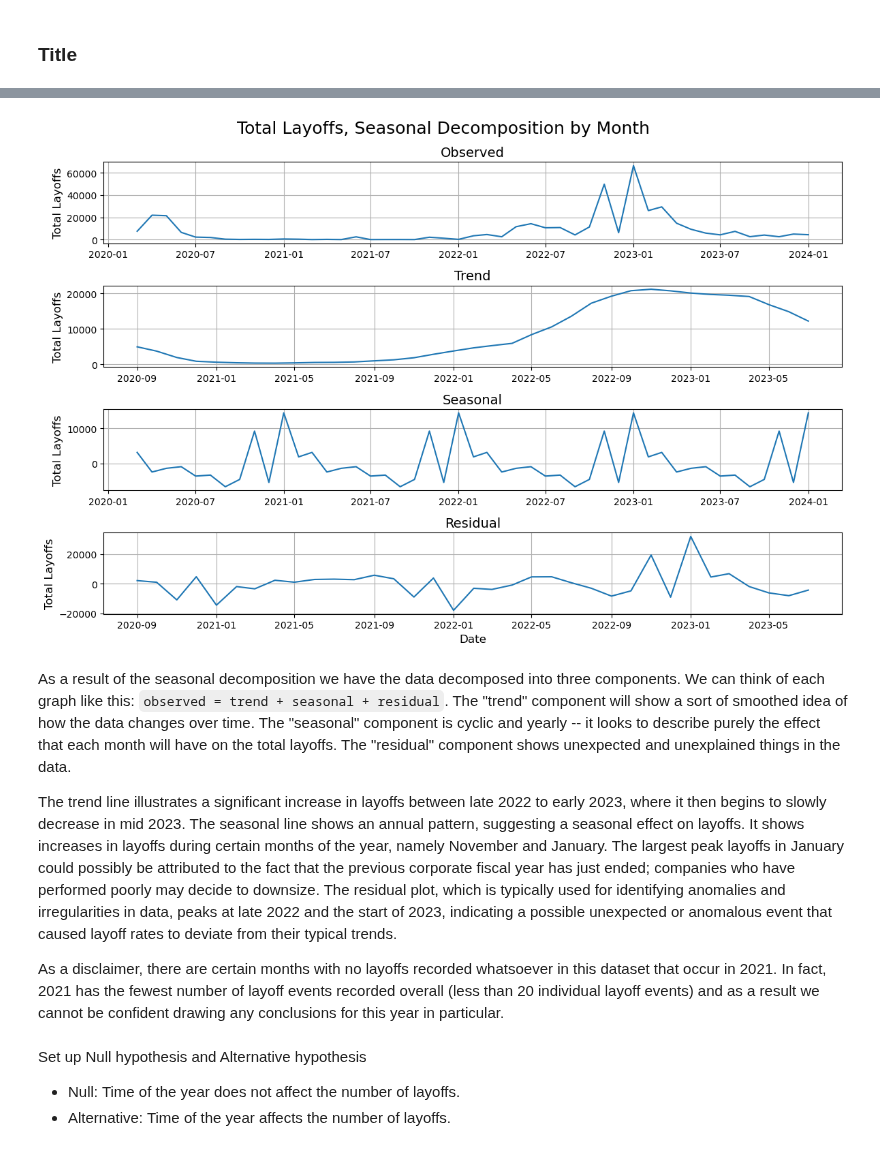
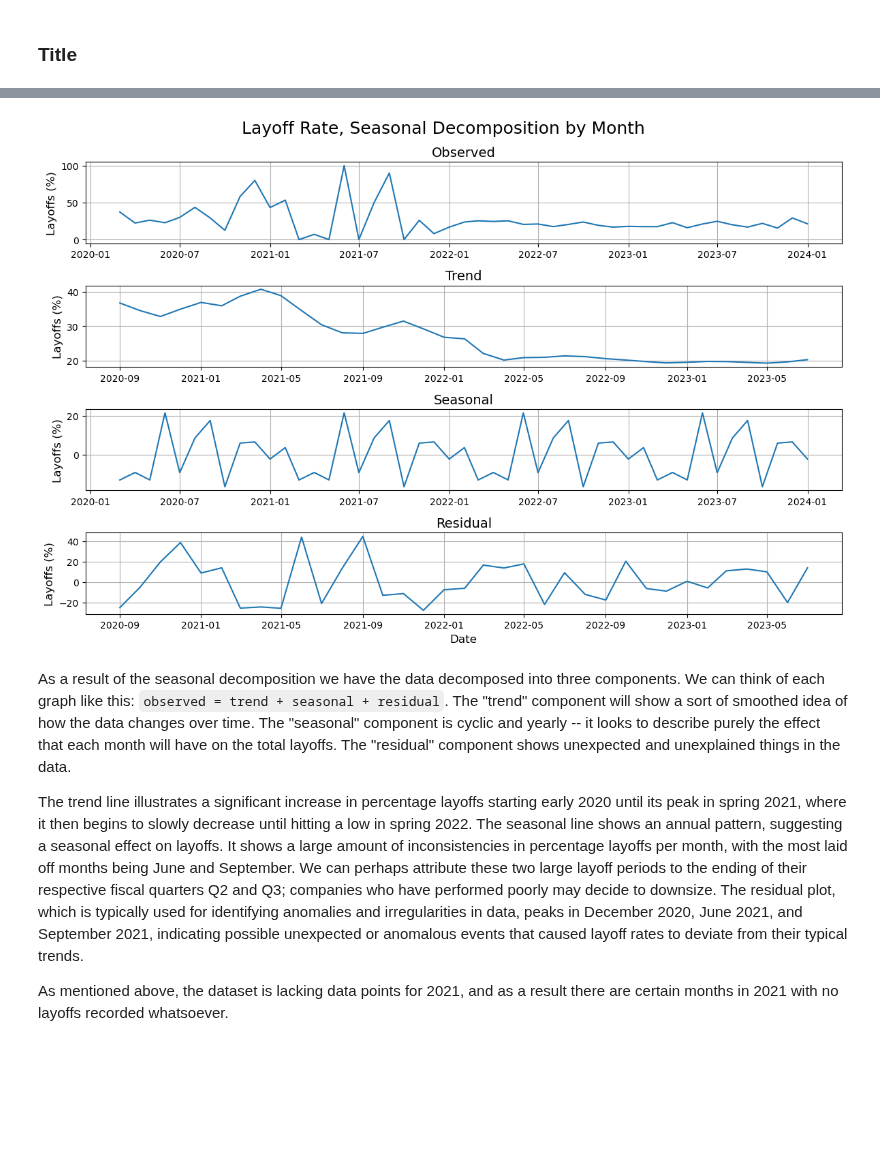
Before and after one commit to COGS108/Group019_WI24, a Jupyter notebook: Outlines/final_section_matthew.ipynb, the cells around one changed output, grey strips where cells are left out. Cells and saved outputs as stored; diff of their text form; code cells hidden in the pictures; blank space fills up the shorter version.

```diff
--- a/Outlines/final_section_matthew.ipynb
+++ b/Outlines/final_section_matthew.ipynb
@@ -13,6 +13,7 @@ import scipy.stats as stats
 from scipy.stats import ttest_ind, chisquare, normaltest
 from statsmodels.formula.api import ols
 
+from statsmodels.tsa.seasonal import seasonal_decompose
 from collections import defaultdict
 df = pd.read_excel('../data/tech_layoffs.xlsx')
 
@@ -20,17 +21,3 @@ df = df.drop(columns=['Company'])
 df['Funding'] = df['Money_Raised_in_$_mil'].apply(lambda s: np.float64(s[1:]))
 df['Money_Raised_in_$_mil'] = df['Money_Raised_in_$_mil'].apply(lambda s: np.float64(s[1:]))
 df["Date_layoffs"] = df['Date_layoffs'].apply(lambda i: pd.to_datetime(str(i).split()[0], format="%Y-%d-%m") if i >= pd.to_datetime("2024-01-01", format="%Y-%d-%m") else i)
-
-def getQuarter(i):
-    return (int(str(i).split()[0].split("-")[1])+2) // 3
-
-def getMonth(i):
-    return int(str(i).split()[0].split("-")[1])
-
-def getDay(i):
-    return int(str(i).split()[0].split("-")[2])
-
-
-df["Day"] = df["Date_layoffs"].apply(getDay)
-df["Quarter"] = df["Date_layoffs"].apply(getQuarter)
-df["Month"] = df["Date_layoffs"].apply(getMonth)
@@ -44,23 +59,20 @@ We are going to do a time series analysis of our data. We aim to look at the cor
 # %%
-# TODO: (OPTIONAL) Exploratory plot 2
-# convert datetime
-
+# obtain relevant columns
 time_series_df = df[["Laid_Off", "Company_Size_before_Layoffs", "Company_Size_after_layoffs", "Date_layoffs", "Percentage"]]
-time_series_df['Date_layoffs'] = pd.to_datetime(time_series_df['Date_layoffs'])
 
 # aggregate dates if duplicate, sum
 time_series_df = time_series_df.groupby("Date_layoffs").agg(["count", "sum"])
 
-time_series_df.columns = time_series_df.columns.to_flat_index()#df.groupby("Date_layoffs")["Laid_Off"].mean()
+# flatten multi index to normal
+time_series_df.columns = time_series_df.columns.to_flat_index()
+# make sensical names
 time_series_df.columns = ["_".join(i) for i in time_series_df.columns]
 
-# mean col
 # put 0 values in place of NaN
 time_series_df = time_series_df.resample('MS').sum()
 
 time_series_df["Laid_Off_mean"] = time_series_df["Laid_Off_sum"]/time_series_df["Laid_Off_count"]
 time_series_df["Percentage_mean"] = time_series_df["Percentage_sum"]/time_series_df["Percentage_count"]
-#time_series_df
 
+# put 0 values in place of NaN
 time_series_df = time_series_df.resample('MS').sum()
-time_series_df
@@ -91,56 +79,49 @@ See the caveats in the documentation: https://pandas.pydata.org/pandas-docs/stab
 # %%
+result = seasonal_decompose(time_series_df['Percentage_mean'], model='additive', period=12)
 
-from statsmodels.tsa.seasonal import seasonal_decompose
-result = seasonal_decompose(time_series_df['Laid_Off_sum'], model='additive', period=12)
-#result.plot()
-#time_series_df
+ylabel = "Layoffs (%)"
 
 ### begin plots ###
 plt.figure(figsize=(12, 8))
 
-plt.suptitle("Total Layoffs, Seasonal Decomposition by Month", fontsize = 18)
+plt.suptitle("Layoff Rate, Seasonal Decomposition by Month", fontsize = 18)
 
 # observed
 plt.subplot(411)
 plt.plot(result.observed, label='Observed')
 plt.title('Observed', fontsize=14)
-plt.ylabel('Total Layoffs', fontsize=12)
+plt.ylabel(ylabel, fontsize=12)
 plt.grid(True)
 
 # trend
 plt.subplot(412)
 plt.plot(result.trend, label='Trend')
 plt.title('Trend', fontsize=14)
-plt.ylabel('Total Layoffs', fontsize=12)
+plt.ylabel(ylabel, fontsize=12)
 plt.grid(True)
 
 # seasonal
 plt.subplot(413)
 plt.plot(result.seasonal, label='Seasonal')
 plt.title('Seasonal', fontsize=14)
-plt.ylabel('Total Layoffs', fontsize=12)
+plt.ylabel(ylabel, fontsize=12)
 plt.grid(True)
 
 # residual
 plt.subplot(414)
 plt.plot(result.resid, label='Residual')
 plt.title('Residual', fontsize=14)
-plt.ylabel('Total Layoffs', fontsize=12)
+plt.ylabel(ylabel, fontsize=12)
 plt.xlabel('Date', fontsize=12)
 plt.grid(True)
 
 plt.tight_layout()
 plt.show()
-#time_series_df
 # %% [output]
-[figure, old version]
+[figure, new version]
 # %% [markdown]
 As a result of the seasonal decomposition we have the data decomposed into three components. We can think of each graph like this: `observed = trend + seasonal + residual`. The "trend" component will show a sort of smoothed idea of how the data changes over time. The "seasonal" component is cyclic and yearly -- it looks to describe purely the effect that each month will have on the total layoffs. The "residual" component shows unexpected and unexplained things in the data.
 
-The trend line illustrates a significant increase in layoffs between late 2022 to early 2023, where it then begins to slowly decrease in mid 2023. The seasonal line shows an annual pattern, suggesting a seasonal effect on layoffs. It shows increases in layoffs during certain months of the year, namely November and January. The largest peak layoffs in January could possibly be attributed to the fact that the previous corporate fiscal year has just ended; companies who have performed poorly may decide to downsize. The residual plot, which is typically used for identifying anomalies and irregularities in data, peaks at late 2022 and the start of 2023, indicating a possible unexpected or anomalous event that caused layoff rates to deviate from their typical trends.
+The trend line illustrates a significant increase in percentage layoffs starting early 2020 until its peak in spring 2021, where it then begins to slowly decrease until hitting a low in spring 2022. The seasonal line shows an annual pattern, suggesting a seasonal effect on layoffs. It shows a large amount of inconsistencies in percentage layoffs per month, with the most laid off months being June and September. We can perhaps attribute these two large layoff periods to the ending of their respective fiscal quarters Q2 and Q3; companies who have performed poorly may decide to downsize. The residual plot, which is typically used for identifying anomalies and irregularities in data, peaks in December 2020, June 2021, and September 2021, indicating possible unexpected or anomalous events that caused layoff rates to deviate from their typical trends.
 
-As a disclaimer, there are certain months with no layoffs recorded whatsoever in this dataset that occur in 2021. In fact, 2021 has the fewest number of layoff events recorded overall (less than 20 individual layoff events) and as a result we cannot be confident drawing any conclusions for this year in particular.
+As mentioned above, the dataset is lacking data points for 2021, and as a result there are certain months in 2021 with no layoffs recorded whatsoever.
-# %% [markdown]
-Set up Null hypothesis and Alternative hypothesis
- - Null: Time of the year does not affect the number of layoffs.
- - Alternative: Time of the year affects the number of layoffs.
```
Also changed, not shown: parts of 13 cells of this notebook, 1 other file.
